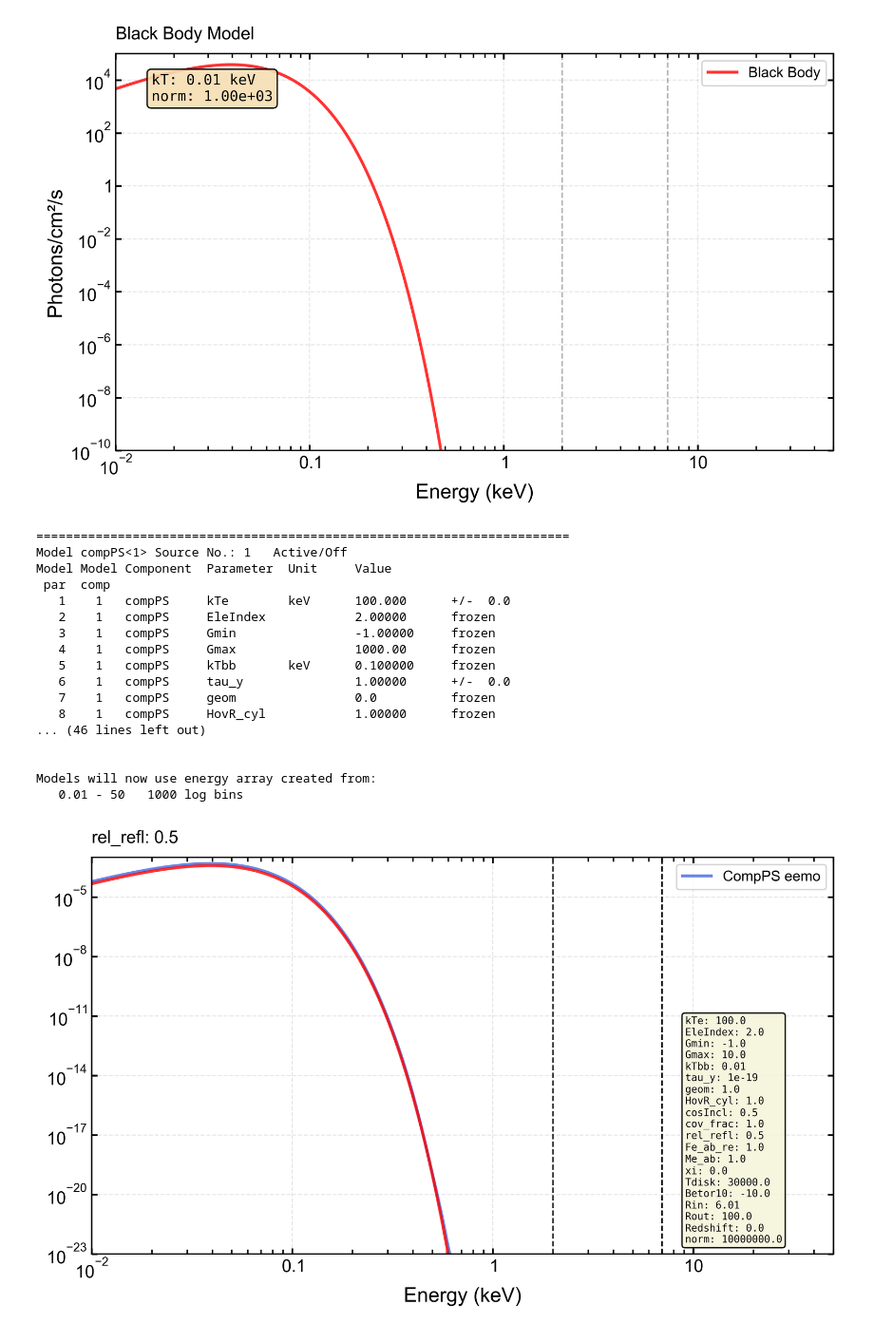
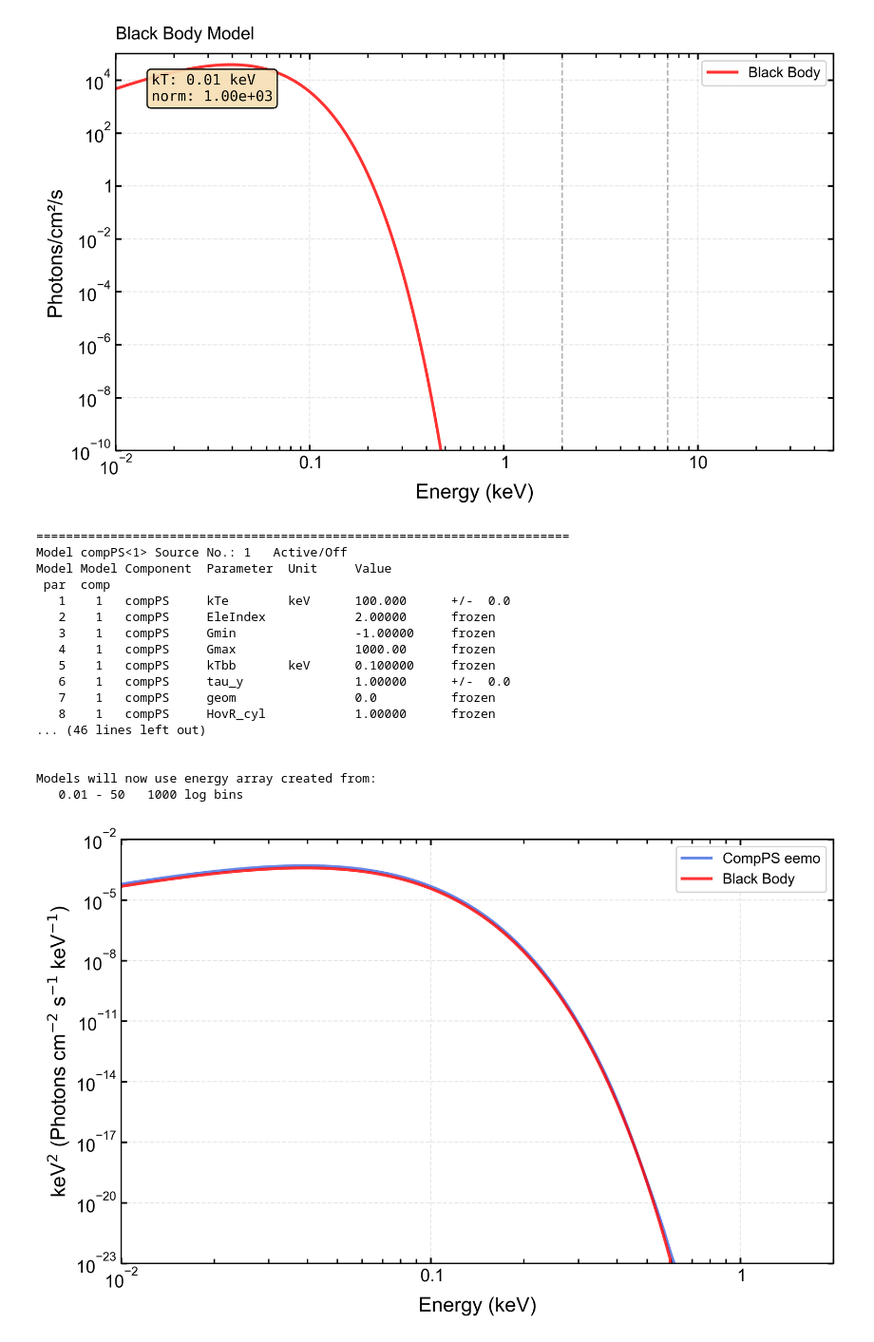
Before and after one commit to mbelveder/compps_simulations, a Jupyter notebook: notebooks/sandbox.ipynb, the cells around one changed output. Shown at 95% size. Cells and saved outputs as stored; diff of their text form; code cells hidden in the pictures.

```diff
--- a/notebooks/sandbox.ipynb
+++ b/notebooks/sandbox.ipynb
@@ -84,10 +80,10 @@ NameError: name 'Fit' is not defined
 # %%
-model = Model("tbabs*powerlaw")
+# model = Model("tbabs*powerlaw")
 
-# Set initial parameter values
-model.TBabs.nH.values = 0
-model.powerlaw.PhoIndex.values = 2
-model.powerlaw.norm.values = 1
+# # Set initial parameter values
+# model.TBabs.nH.values = 0
+# model.powerlaw.PhoIndex.values = 2
+# model.powerlaw.norm.values = 1
 
-Fit.perform()
-Fit.error("2.706 2 100")
+# Fit.perform()
+# Fit.error("2.706 2 100")
@@ -1031,26 +1008,25 @@ for comp in xspec_model.componentNames:
 fig, ax = plt.subplots(figsize=(8, 5))
 
 ax.plot(en, total, label='CompPS eemo', alpha=.8, color='royalblue', lw=2, ls='-')
-ax.axvline(2, color='k', ls='--')
-ax.axvline(7, color='k', ls='--')
+# ax.axvline(2, color='k', ls='--')
+# ax.axvline(7, color='k', ls='--')
 ax.grid(alpha=.3)
 
 ax.set_xlabel('Energy (keV)')
-ax.legend(fontsize=10)
 ax.set_xscale('log')
 ax.set_yscale('log')
 
 ax.set_xlim(0.01, 50)
 
-# Add parameter values as a text box (better than a long title)
-param_text = '\n'.join(param_info)
-ax.text(0.8, 0.6, param_text, transform=ax.transAxes,
-        fontsize=7, verticalalignment='top', horizontalalignment='left',
-        bbox=dict(boxstyle='round', facecolor='beige', alpha=0.9),
-        family='monospace')
+# # Add parameter values as a text box (better than a long title)
+# param_text = '\n'.join(param_info)
+# ax.text(0.8, 0.6, param_text, transform=ax.transAxes,
+#         fontsize=7, verticalalignment='top', horizontalalignment='left',
+#         bbox=dict(boxstyle='round', facecolor='beige', alpha=0.9),
+#         family='monospace')
 
 rel_refl = AllModels(1).compPS.rel_refl.values[0]
-ax.set_title(f'rel_refl: {rel_refl}', fontsize=12, pad=10, loc='left')
+# ax.set_title(f'rel_refl: {rel_refl}', fontsize=12, pad=10, loc='left')
 
 # Create a separate Black Body model
 AllModels.clear()
@@ -1069,32 +1045,37 @@ bb.norm = 0.1e-4  # Normalization
 
 # Generate the plot data
 Plot("eemo")
 
 # Extract energy and flux
 en_bb = list(map(float, Plot.x()))
 flux_bb = list(map(float, Plot.model()))
 ax.plot(en_bb, flux_bb, label='Black Body', alpha=.8, color='red', lw=2, ls='-')
 
+ax.legend(fontsize=10)
+
+ax.set_ylabel('keV$^{2}$ (Photons cm$^{-2}$ s$^{-1}$ keV$^{-1}$)')
+
 
 plt.tight_layout()
-ax.set_ylim(1e-23, 1e-3)
+ax.set_ylim(1e-23, 1e-2)
+ax.set_xlim(1e-2, 2)
 plt.show()
 # %% [output]
 ========================================================================
 Model compPS<1> Source No.: 1   Active/Off
 Model Model Component  Parameter  Unit     Value
  par  comp
    1    1   compPS     kTe        keV      100.000      +/-  0.0
    2    1   compPS     EleIndex            2.00000      frozen
    3    1   compPS     Gmin                -1.00000     frozen
    4    1   compPS     Gmax                1000.00      frozen
    5    1   compPS     kTbb       keV      0.100000     frozen
    6    1   compPS     tau_y               1.00000      +/-  0.0
    7    1   compPS     geom                0.0          frozen
    8    1   compPS     HovR_cyl            1.00000      frozen
 ... (46 lines left out)
 
 
 Models will now use energy array created from:
    0.01 - 50   1000 log bins
-[figure, old version]
+[figure, new version]
```
Also changed, not shown: parts of 3 cells of this notebook.
